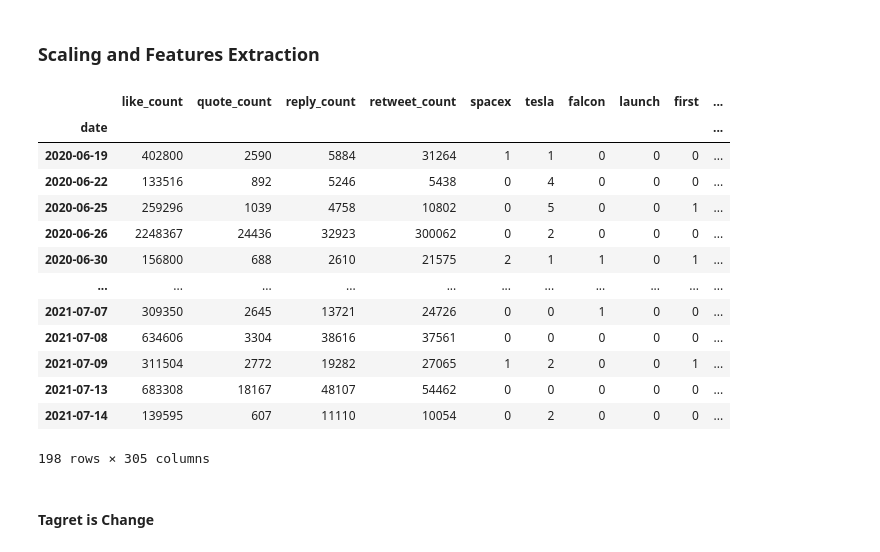
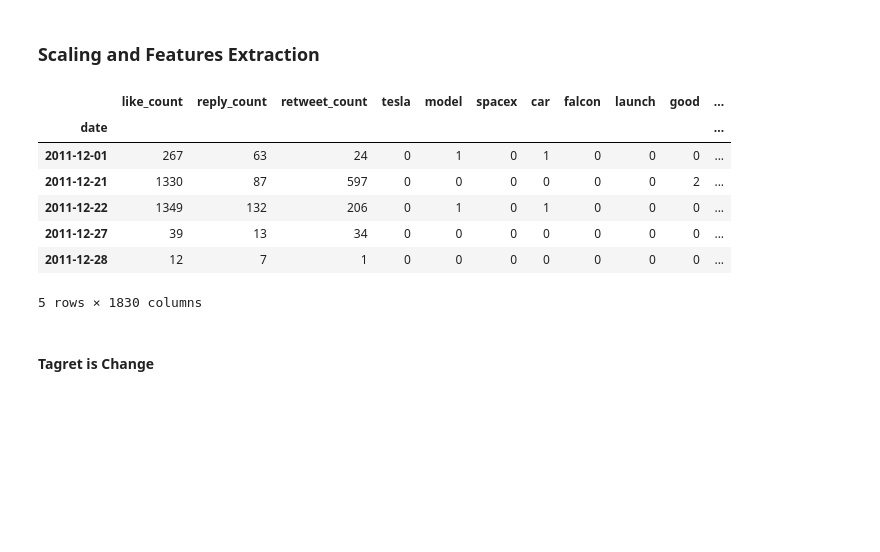
Before and after one commit to angkohtenko/twitter_vs_stocks, a Jupyter notebook: ML_model.ipynb, the cells around one changed output. Saved outputs shown, nothing was run; the diff lists cells and outputs as text; code cells hidden in the pictures; blank space fills up the shorter version.

```diff
--- a/ML_model.ipynb
+++ b/ML_model.ipynb
@@ -22,6 +23,6 @@ from config import user, password, hostname
 # %%
 # Create engine
-engine = create_engine(f'postgres://{user}:{password}@{hostname}/twitter_vs_stocks')
+engine = create_engine(f'postgresql+psycopg2://{user}:{password}@{hostname}/twitter_vs_stocks')
 
 # Use the Inspector to explore the database and print the table names
 inspector = inspect(engine)
@@ -99,8 +104,5 @@ len(words_to_analyse)
 # %% [markdown]
 ### Count words in tweets
-# %%
-# convert text rows from string to list
-twitter_vs_stocks.tokenized_text = [ast.literal_eval(row) for row in twitter_vs_stocks.tokenized_text]
 # %%
 # count words in the tokenized text (tweets)
 for column in words_to_analyse:
@@ -126,22 +128,16 @@ X = twitter_vs_stocks.drop(columns=['tokenized_text', 'change', 'volume_traded']
 y_change = twitter_vs_stocks.change
 y_volume = twitter_vs_stocks.volume
 # %%
-X.co
+X.head()
 # %% [output]
-|  | like_count | quote_count | reply_count | retweet_count | spacex | tesla | falcon | launch | first | ... |
-| date |  |  |  |  |  |  |  |  |  | ... |
-| 2020-06-19 | 402800 | 2590 | 5884 | 31264 | 1 | 1 | 0 | 0 | 0 | ... |
-| 2020-06-22 | 133516 | 892 | 5246 | 5438 | 0 | 4 | 0 | 0 | 0 | ... |
-| 2020-06-25 | 259296 | 1039 | 4758 | 10802 | 0 | 5 | 0 | 0 | 1 | ... |
-| 2020-06-26 | 2248367 | 24436 | 32923 | 300062 | 0 | 2 | 0 | 0 | 0 | ... |
-| 2020-06-30 | 156800 | 688 | 2610 | 21575 | 2 | 1 | 1 | 0 | 1 | ... |
-| ... | ... | ... | ... | ... | ... | ... | ... | ... | ... | ... |
-| 2021-07-07 | 309350 | 2645 | 13721 | 24726 | 0 | 0 | 1 | 0 | 0 | ... |
-| 2021-07-08 | 634606 | 3304 | 38616 | 37561 | 0 | 0 | 0 | 0 | 0 | ... |
-| 2021-07-09 | 311504 | 2772 | 19282 | 27065 | 1 | 2 | 0 | 0 | 1 | ... |
-| 2021-07-13 | 683308 | 18167 | 48107 | 54462 | 0 | 0 | 0 | 0 | 0 | ... |
-| 2021-07-14 | 139595 | 607 | 11110 | 10054 | 0 | 2 | 0 | 0 | 0 | ... |
+|  | like_count | reply_count | retweet_count | tesla | model | spacex | car | falcon | launch | good | ... |
+| date |  |  |  |  |  |  |  |  |  |  | ... |
+| 2011-12-01 | 267 | 63 | 24 | 0 | 1 | 0 | 1 | 0 | 0 | 0 | ... |
+| 2011-12-21 | 1330 | 87 | 597 | 0 | 0 | 0 | 0 | 0 | 0 | 2 | ... |
+| 2011-12-22 | 1349 | 132 | 206 | 0 | 1 | 0 | 1 | 0 | 0 | 0 | ... |
+| 2011-12-27 | 39 | 13 | 34 | 0 | 0 | 0 | 0 | 0 | 0 | 0 | ... |
+| 2011-12-28 | 12 | 7 | 1 | 0 | 0 | 0 | 0 | 0 | 0 | 0 | ... |
-198 rows × 305 columns
+5 rows × 1830 columns
 # %% [markdown]
 #### Tagret is Change
 # %%
```
Also changed, not shown: parts of 14 cells of this notebook.
